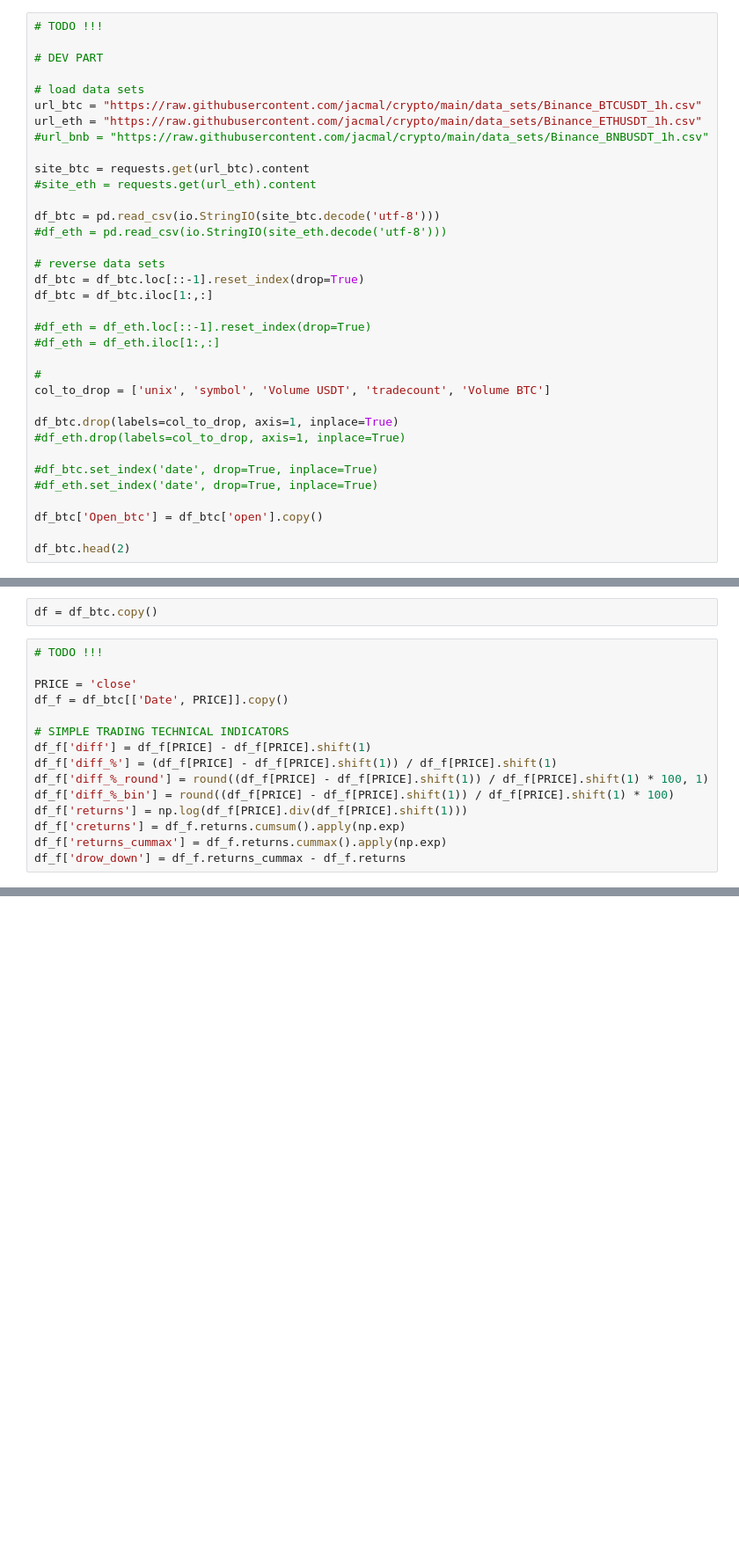
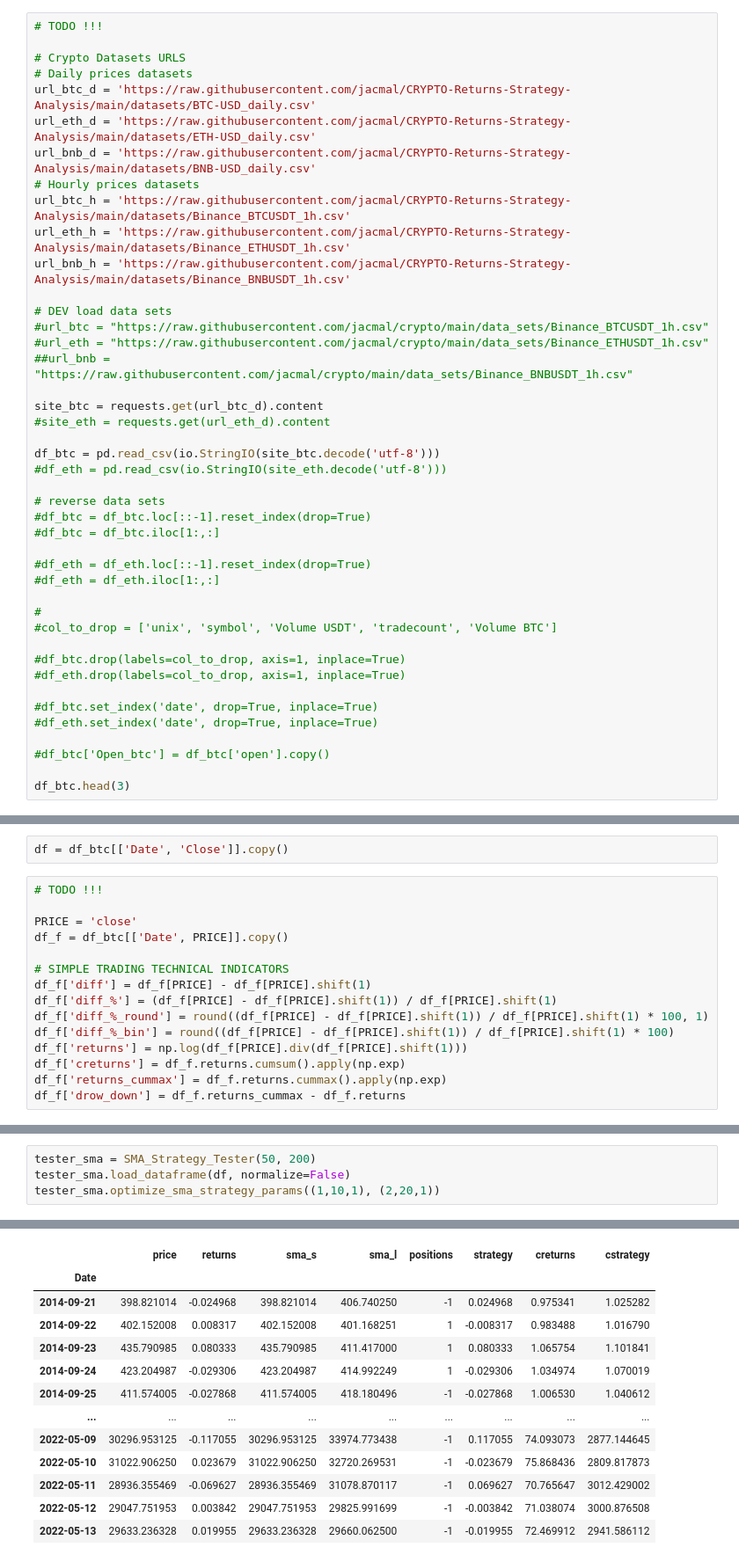
Before and after one commit to jacmal/CRYPTO-Returns-Strategy-Analysis, a Jupyter notebook: CRYPTO_Price_Retruns_Trend_Strategy_Analysis.ipynb, the cells around one changed output, grey strips where cells are left out. Shown at 88% size. Drawn from its saved outputs; the diff is of its cells as text; blank space fills up the shorter version.

```diff
--- a/CRYPTO_Price_Retruns_Trend_Strategy_Analysis.ipynb
+++ b/CRYPTO_Price_Retruns_Trend_Strategy_Analysis.ipynb
@@ -17,35 +17,43 @@ from scipy.optimize import brute
 # %%
 # TODO !!!
 
-# DEV PART
+# Crypto Datasets URLS
+# Daily prices datasets
+url_btc_d = 'https://raw.githubusercontent.com/jacmal/CRYPTO-Returns-Strategy-Analysis/main/datasets/BTC-USD_daily.csv'
+url_eth_d = 'https://raw.githubusercontent.com/jacmal/CRYPTO-Returns-Strategy-Analysis/main/datasets/ETH-USD_daily.csv'
+url_bnb_d = 'https://raw.githubusercontent.com/jacmal/CRYPTO-Returns-Strategy-Analysis/main/datasets/BNB-USD_daily.csv'
+# Hourly prices datasets
+url_btc_h = 'https://raw.githubusercontent.com/jacmal/CRYPTO-Returns-Strategy-Analysis/main/datasets/Binance_BTCUSDT_1h.csv'
+url_eth_h = 'https://raw.githubusercontent.com/jacmal/CRYPTO-Returns-Strategy-Analysis/main/datasets/Binance_ETHUSDT_1h.csv'
+url_bnb_h = 'https://raw.githubusercontent.com/jacmal/CRYPTO-Returns-Strategy-Analysis/main/datasets/Binance_BNBUSDT_1h.csv'
 
-# load data sets
-url_btc = "https://raw.githubusercontent.com/jacmal/crypto/main/data_sets/Binance_BTCUSDT_1h.csv"
-url_eth = "https://raw.githubusercontent.com/jacmal/crypto/main/data_sets/Binance_ETHUSDT_1h.csv"
-#url_bnb = "https://raw.githubusercontent.com/jacmal/crypto/main/data_sets/Binance_BNBUSDT_1h.csv"
+# DEV load data sets
+#url_btc = "https://raw.githubusercontent.com/jacmal/crypto/main/data_sets/Binance_BTCUSDT_1h.csv"
+#url_eth = "https://raw.githubusercontent.com/jacmal/crypto/main/data_sets/Binance_ETHUSDT_1h.csv"
+##url_bnb = "https://raw.githubusercontent.com/jacmal/crypto/main/data_sets/Binance_BNBUSDT_1h.csv"
 
-site_btc = requests.get(url_btc).content
-#site_eth = requests.get(url_eth).content
+site_btc = requests.get(url_btc_d).content
+#site_eth = requests.get(url_eth_d).content
 
 df_btc = pd.read_csv(io.StringIO(site_btc.decode('utf-8')))
 #df_eth = pd.read_csv(io.StringIO(site_eth.decode('utf-8')))
 
 # reverse data sets
-df_btc = df_btc.loc[::-1].reset_index(drop=True)
-df_btc = df_btc.iloc[1:,:]
+#df_btc = df_btc.loc[::-1].reset_index(drop=True)
+#df_btc = df_btc.iloc[1:,:]
 
 #df_eth = df_eth.loc[::-1].reset_index(drop=True)
 #df_eth = df_eth.iloc[1:,:]
 
 #
-col_to_drop = ['unix', 'symbol', 'Volume USDT', 'tradecount', 'Volume BTC']
+#col_to_drop = ['unix', 'symbol', 'Volume USDT', 'tradecount', 'Volume BTC']
 
-df_btc.drop(labels=col_to_drop, axis=1, inplace=True)
+#df_btc.drop(labels=col_to_drop, axis=1, inplace=True)
 #df_eth.drop(labels=col_to_drop, axis=1, inplace=True)
 
 #df_btc.set_index('date', drop=True, inplace=True)
 #df_eth.set_index('date', drop=True, inplace=True)
 
-df_btc['Open_btc'] = df_btc['open'].copy()
+#df_btc['Open_btc'] = df_btc['open'].copy()
 
-df_btc.head(2)
+df_btc.head(3)
@@ -52,5 +73,5 @@ df_btc.head(2)
 # %%
-df = df_btc.copy()
+df = df_btc[['Date', 'Close']].copy()
 # %%
 # TODO !!!
 
@@ -375,0 +529,5 @@ def fibonacci_retracement():
+# %%
+tester_sma = SMA_Strategy_Tester(50, 200)
+tester_sma.load_dataframe(df, normalize=False)
+tester_sma.optimize_sma_strategy_params((1,10,1), (2,20,1))
+# %% [output]
@@ -375,0 +539,13 @@ def fibonacci_retracement():
+|  | price | returns | sma_s | sma_l | positions | strategy | creturns | cstrategy |
+| Date |  |  |  |  |  |  |  |  |
+| 2014-09-21 | 398.821014 | -0.024968 | 398.821014 | 406.740250 | -1 | 0.024968 | 0.975341 | 1.025282 |
+| 2014-09-22 | 402.152008 | 0.008317 | 402.152008 | 401.168251 | 1 | -0.008317 | 0.983488 | 1.016790 |
+| 2014-09-23 | 435.790985 | 0.080333 | 435.790985 | 411.417000 | 1 | 0.080333 | 1.065754 | 1.101841 |
+| 2014-09-24 | 423.204987 | -0.029306 | 423.204987 | 414.992249 | 1 | -0.029306 | 1.034974 | 1.070019 |
+| 2014-09-25 | 411.574005 | -0.027868 | 411.574005 | 418.180496 | -1 | -0.027868 | 1.006530 | 1.040612 |
+| ... | ... | ... | ... | ... | ... | ... | ... | ... |
+| 2022-05-09 | 30296.953125 | -0.117055 | 30296.953125 | 33974.773438 | -1 | 0.117055 | 74.093073 | 2877.144645 |
+| 2022-05-10 | 31022.906250 | 0.023679 | 31022.906250 | 32720.269531 | -1 | -0.023679 | 75.868436 | 2809.817873 |
+| 2022-05-11 | 28936.355469 | -0.069627 | 28936.355469 | 31078.870117 | -1 | 0.069627 | 70.765647 | 3012.429002 |
+| 2022-05-12 | 29047.751953 | 0.003842 | 29047.751953 | 29825.991699 | -1 | -0.003842 | 71.038074 | 3000.876508 |
+| 2022-05-13 | 29633.236328 | 0.019955 | 29633.236328 | 29660.062500 | -1 | -0.019955 | 72.469912 | 2941.586112 |
```
Also changed, not shown: parts of 18 cells of this notebook.
